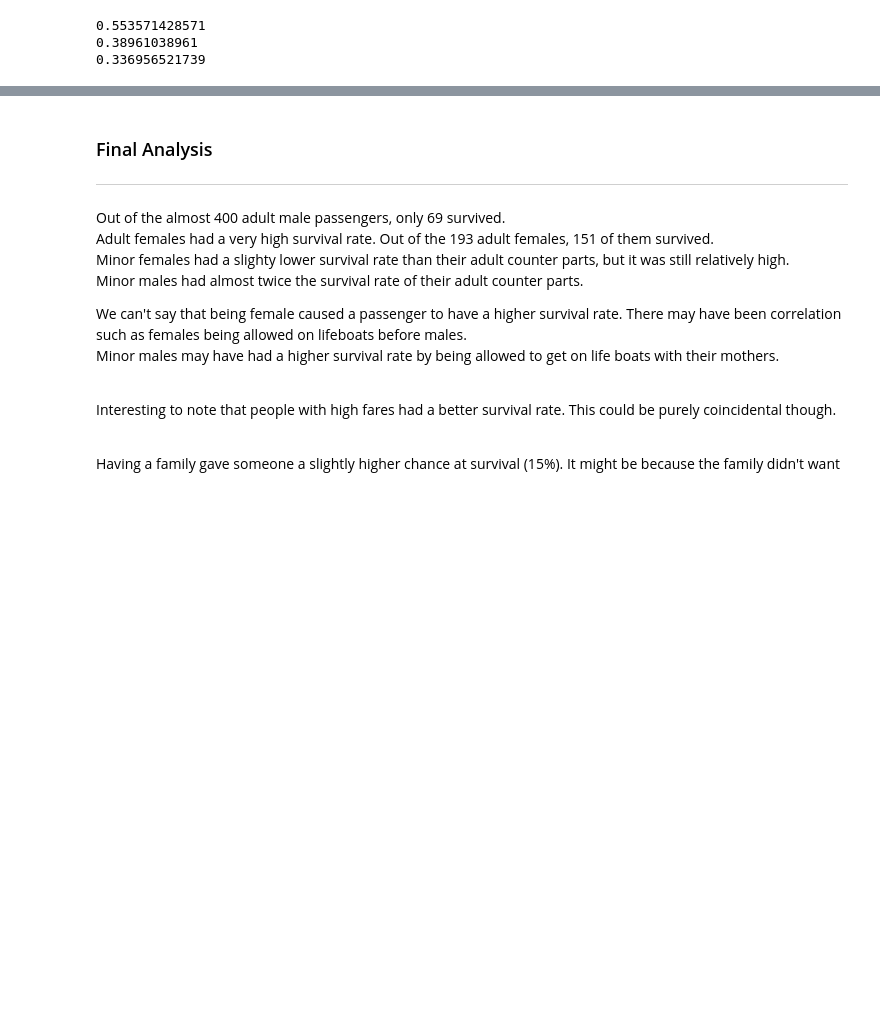
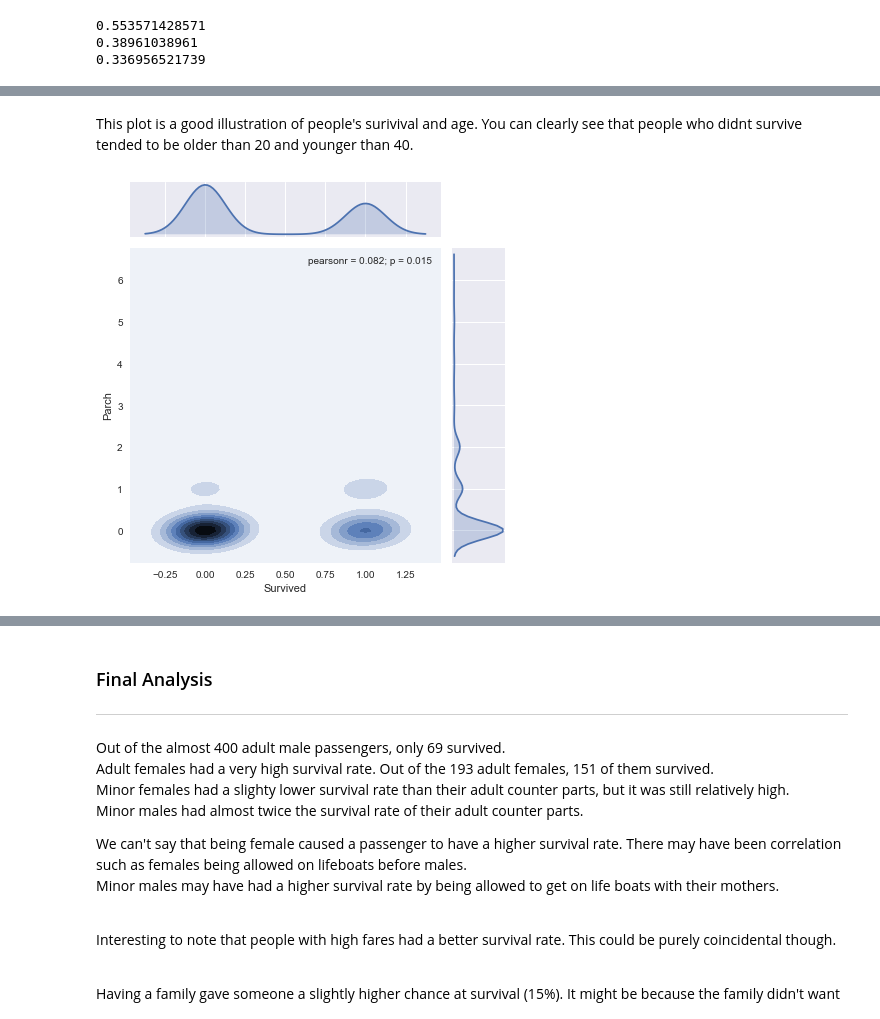
Before and after one commit to iqbal125/titanic_data_analysis, a Jupyter notebook: titanic_data_analysis.ipynb, the cells around one changed output, grey strips where cells are left out. Cells and saved outputs as stored; diff of their text form; code cells hidden in the pictures; blank space fills up the shorter version.

```diff
--- a/titanic_data_analysis.ipynb
+++ b/titanic_data_analysis.ipynb
@@ -305,0 +339,7 @@ print(embarked_S_survival_rate)
+# %% [markdown]
+This plot is a good illustration of people's surivival and age. You can clearly see that people who didnt survive tended to be older than 20 and younger than 40.
+# %%
+#Kernal density plot of survival and parch
+sns.jointplot(x="Survived", y="Parch", data=data, kind="kde");
+# %% [output]
+[figure, added]
```
Also changed, not shown: parts of 41 cells of this notebook, 1 other file.
